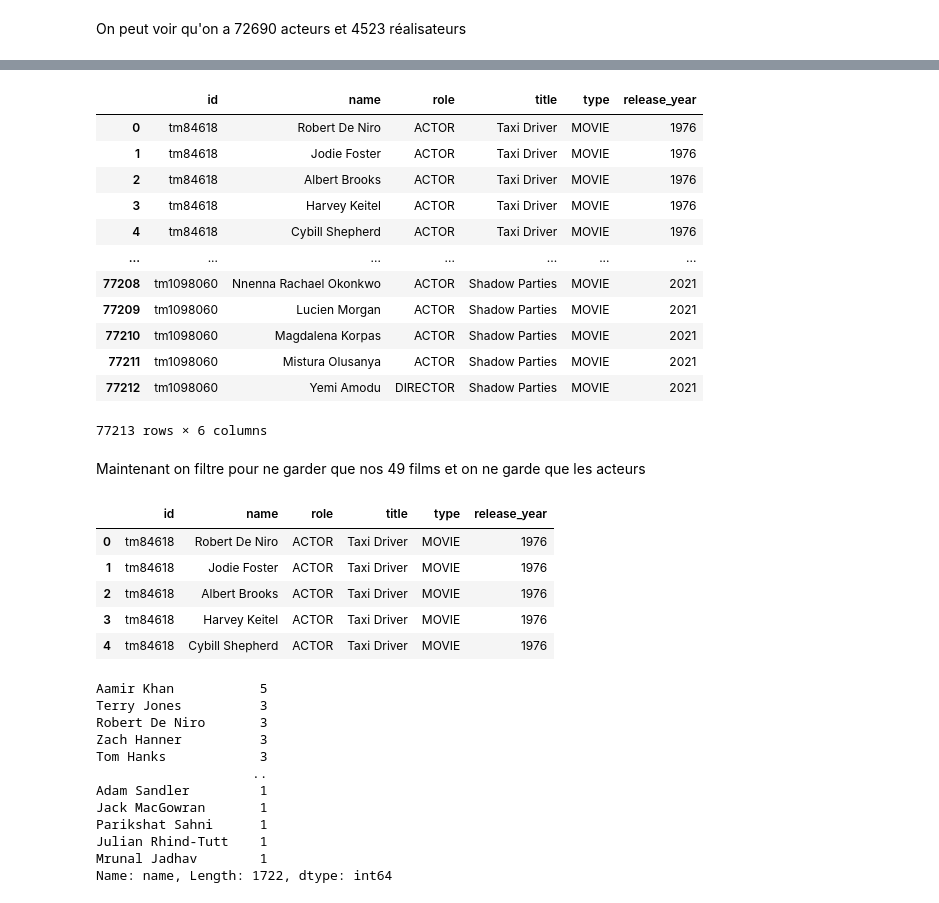
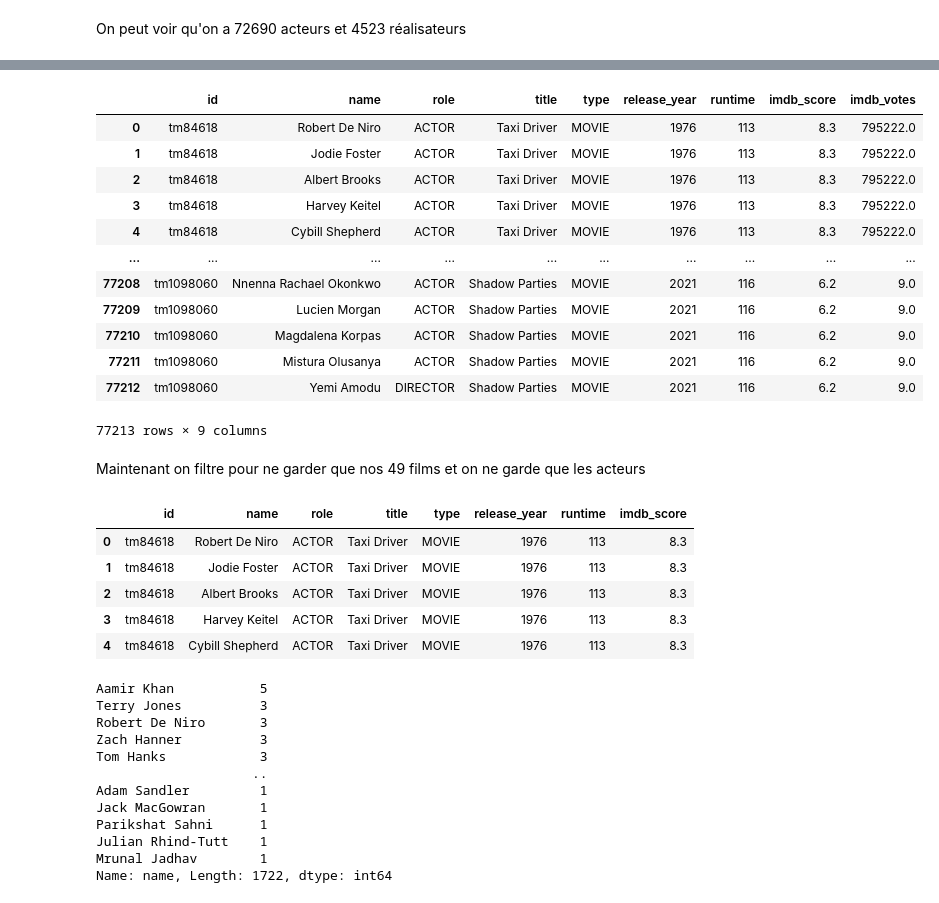
Before and after one commit to MohamedNennouche/Computer-Vision-with-Python, a Jupyter notebook: Projets complementaires/Seance2/study.ipynb, the cells around one changed output, grey strips where cells are left out. Cells and saved outputs as stored; diff of their text form; code cells hidden in the pictures.

Commit message:
Deuxième partie du projet finie

```diff
--- a/Projets complementaires/Seance2/study.ipynb
+++ b/Projets complementaires/Seance2/study.ipynb
@@ -232,34 +232,34 @@ titles.head()
 | 3 | tm70993 | Life of Brian | MOVIE | 1979 | R | 94 | ['comedy'] | ['GB'] | ... |
 | 4 | tm190788 | The Exorcist | MOVIE | 1973 | R | 133 | ['horror'] | ['US'] | ... |
 # %%
-credits_with_title = credits.merge(right=titles, how='left', on='id')[["id", "name", "role", "title", "type", "release_year"]]
+credits_with_title = credits.merge(right=titles, how='left', on='id')[["id", "name", "role", "title", "type", "release_year", 'runtime', 'imdb_score', 'imdb_votes']]
 credits_with_title
 # %% [output]
-|  | id | name | role | title | type | release_year |
-| 0 | tm84618 | Robert De Niro | ACTOR | Taxi Driver | MOVIE | 1976 |
-| 1 | tm84618 | Jodie Foster | ACTOR | Taxi Driver | MOVIE | 1976 |
-| 2 | tm84618 | Albert Brooks | ACTOR | Taxi Driver | MOVIE | 1976 |
-| 3 | tm84618 | Harvey Keitel | ACTOR | Taxi Driver | MOVIE | 1976 |
-| 4 | tm84618 | Cybill Shepherd | ACTOR | Taxi Driver | MOVIE | 1976 |
-| ... | ... | ... | ... | ... | ... | ... |
-| 77208 | tm1098060 | Nnenna Rachael Okonkwo | ACTOR | Shadow Parties | MOVIE | 2021 |
-| 77209 | tm1098060 | Lucien Morgan | ACTOR | Shadow Parties | MOVIE | 2021 |
-| 77210 | tm1098060 | Magdalena Korpas | ACTOR | Shadow Parties | MOVIE | 2021 |
-| 77211 | tm1098060 | Mistura Olusanya | ACTOR | Shadow Parties | MOVIE | 2021 |
-| 77212 | tm1098060 | Yemi Amodu | DIRECTOR | Shadow Parties | MOVIE | 2021 |
+|  | id | name | role | title | type | release_year | runtime | imdb_score | imdb_votes |
+| 0 | tm84618 | Robert De Niro | ACTOR | Taxi Driver | MOVIE | 1976 | 113 | 8.3 | 795222.0 |
+| 1 | tm84618 | Jodie Foster | ACTOR | Taxi Driver | MOVIE | 1976 | 113 | 8.3 | 795222.0 |
+| 2 | tm84618 | Albert Brooks | ACTOR | Taxi Driver | MOVIE | 1976 | 113 | 8.3 | 795222.0 |
+| 3 | tm84618 | Harvey Keitel | ACTOR | Taxi Driver | MOVIE | 1976 | 113 | 8.3 | 795222.0 |
+| 4 | tm84618 | Cybill Shepherd | ACTOR | Taxi Driver | MOVIE | 1976 | 113 | 8.3 | 795222.0 |
+| ... | ... | ... | ... | ... | ... | ... | ... | ... | ... |
+| 77208 | tm1098060 | Nnenna Rachael Okonkwo | ACTOR | Shadow Parties | MOVIE | 2021 | 116 | 6.2 | 9.0 |
+| 77209 | tm1098060 | Lucien Morgan | ACTOR | Shadow Parties | MOVIE | 2021 | 116 | 6.2 | 9.0 |
+| 77210 | tm1098060 | Magdalena Korpas | ACTOR | Shadow Parties | MOVIE | 2021 | 116 | 6.2 | 9.0 |
+| 77211 | tm1098060 | Mistura Olusanya | ACTOR | Shadow Parties | MOVIE | 2021 | 116 | 6.2 | 9.0 |
+| 77212 | tm1098060 | Yemi Amodu | DIRECTOR | Shadow Parties | MOVIE | 2021 | 116 | 6.2 | 9.0 |
-77213 rows × 6 columns
+77213 rows × 9 columns
 # %% [markdown]
 Maintenant on filtre pour ne garder que nos 49 films et on ne garde que les acteurs
 # %%
 credits_with_title_actor = credits_with_title[(credits_with_title["title"].isin(movies_year["TITLE"])) & (credits_with_title["role"]=="ACTOR")]
 credits_with_title_actor.head()
 # %% [output]
-|  | id | name | role | title | type | release_year |
-| 0 | tm84618 | Robert De Niro | ACTOR | Taxi Driver | MOVIE | 1976 |
-| 1 | tm84618 | Jodie Foster | ACTOR | Taxi Driver | MOVIE | 1976 |
-| 2 | tm84618 | Albert Brooks | ACTOR | Taxi Driver | MOVIE | 1976 |
-| 3 | tm84618 | Harvey Keitel | ACTOR | Taxi Driver | MOVIE | 1976 |
-| 4 | tm84618 | Cybill Shepherd | ACTOR | Taxi Driver | MOVIE | 1976 |
+|  | id | name | role | title | type | release_year | runtime | imdb_score |
+| 0 | tm84618 | Robert De Niro | ACTOR | Taxi Driver | MOVIE | 1976 | 113 | 8.3 |
+| 1 | tm84618 | Jodie Foster | ACTOR | Taxi Driver | MOVIE | 1976 | 113 | 8.3 |
+| 2 | tm84618 | Albert Brooks | ACTOR | Taxi Driver | MOVIE | 1976 | 113 | 8.3 |
+| 3 | tm84618 | Harvey Keitel | ACTOR | Taxi Driver | MOVIE | 1976 | 113 | 8.3 |
+| 4 | tm84618 | Cybill Shepherd | ACTOR | Taxi Driver | MOVIE | 1976 | 113 | 8.3 |
 # %%
 credits_with_title_actor["name"].value_counts()
 # %% [output]
```
Also changed, not shown: parts of 25 cells of this notebook.
